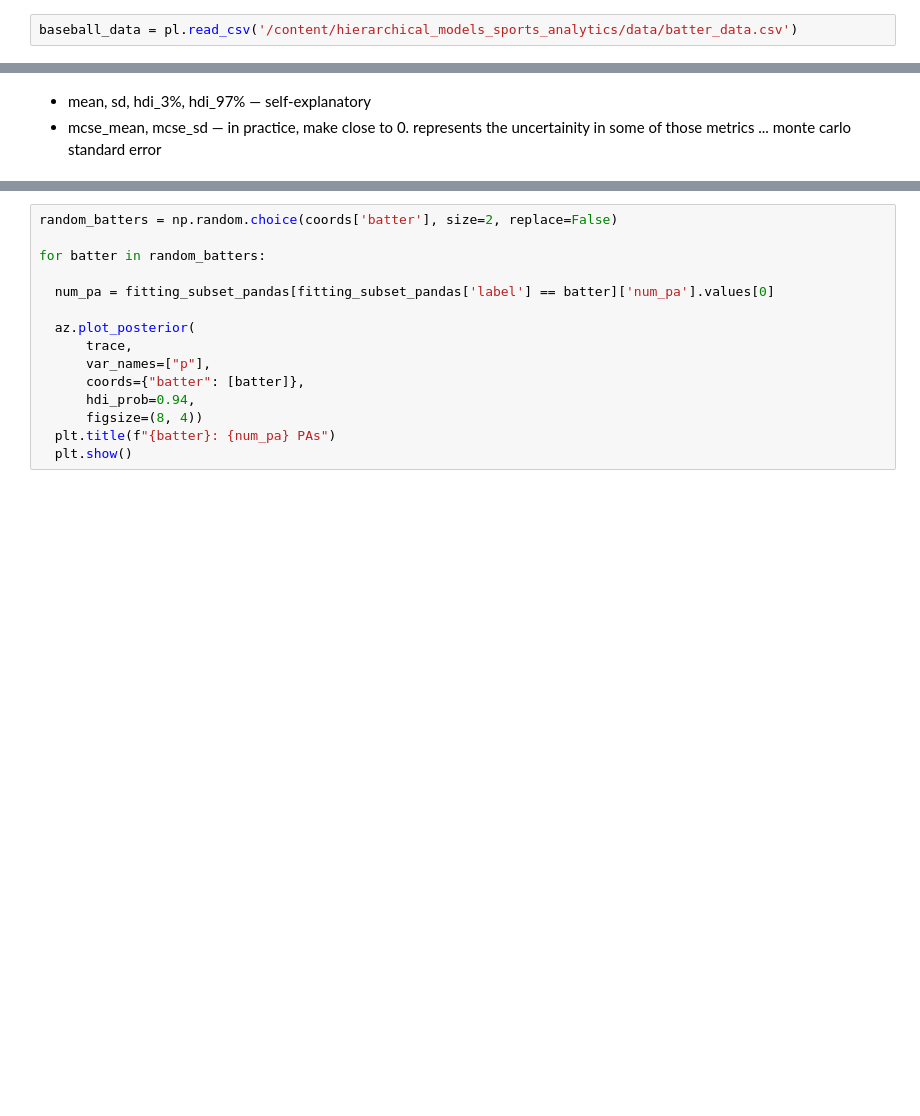
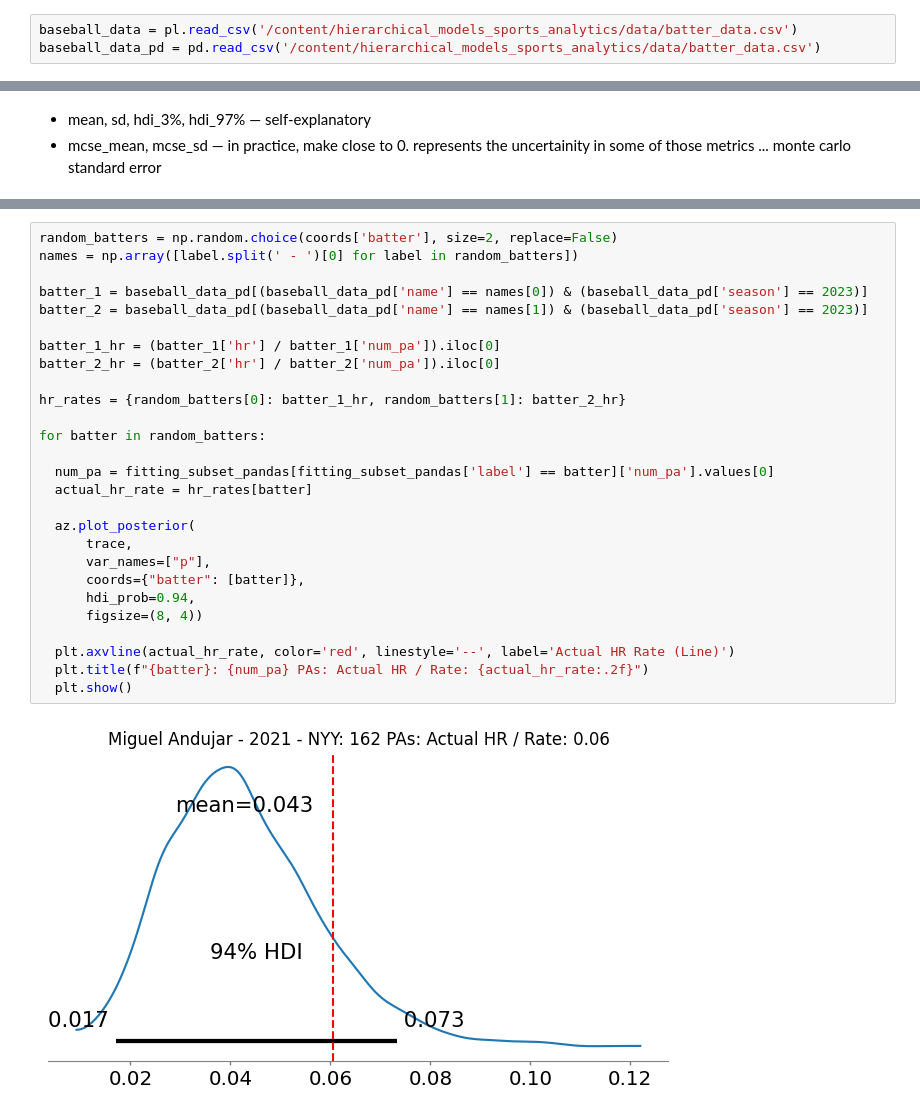
Before and after one commit to smitbajaj/bayesian-modeling-learning, a Jupyter notebook: hierarchical_fonnesbeck.ipynb, the cells around one changed output, grey strips where cells are left out. Drawn from its saved outputs; the diff is of its cells as text; blank space fills up the shorter version.

```diff
--- a/hierarchical_fonnesbeck.ipynb
+++ b/hierarchical_fonnesbeck.ipynb
@@ -33,6 +33,7 @@ print(f"Running on PyMC v{pm.__version__}")
 Running on PyMC v5.19.1
 # %%
 baseball_data = pl.read_csv('/content/hierarchical_models_sports_analytics/data/batter_data.csv')
+baseball_data_pd = pd.read_csv('/content/hierarchical_models_sports_analytics/data/batter_data.csv')
 # %%
 # -- filters out 2023, adds a "label" column (uniqueId), drops nulls
 
@@ -123,15 +148,29 @@ posterior[posterior['mcse_mean'] > 0]['pa'].describe()
 # %%
 random_batters = np.random.choice(coords['batter'], size=2, replace=False)
+names = np.array([label.split(' - ')[0] for label in random_batters])
+
+batter_1 = baseball_data_pd[(baseball_data_pd['name'] == names[0]) & (baseball_data_pd['season'] == 2023)]
+batter_2 = baseball_data_pd[(baseball_data_pd['name'] == names[1]) & (baseball_data_pd['season'] == 2023)]
+
+batter_1_hr = (batter_1['hr'] / batter_1['num_pa']).iloc[0]
+batter_2_hr = (batter_2['hr'] / batter_2['num_pa']).iloc[0]
+
+hr_rates = {random_batters[0]: batter_1_hr, random_batters[1]: batter_2_hr}
 
 for batter in random_batters:
 
   num_pa = fitting_subset_pandas[fitting_subset_pandas['label'] == batter]['num_pa'].values[0]
+  actual_hr_rate = hr_rates[batter]
 
   az.plot_posterior(
       trace,
       var_names=["p"],
       coords={"batter": [batter]},
       hdi_prob=0.94,
       figsize=(8, 4))
-  plt.title(f"{batter}: {num_pa} PAs")
+
+  plt.axvline(actual_hr_rate, color='red', linestyle='--', label='Actual HR Rate (Line)')
+  plt.title(f"{batter}: {num_pa} PAs: Actual HR / Rate: {actual_hr_rate:.2f}")
   plt.show()
+# %% [output]
+[figure, added]
```
Also changed, not shown: parts of 7 cells of this notebook.
